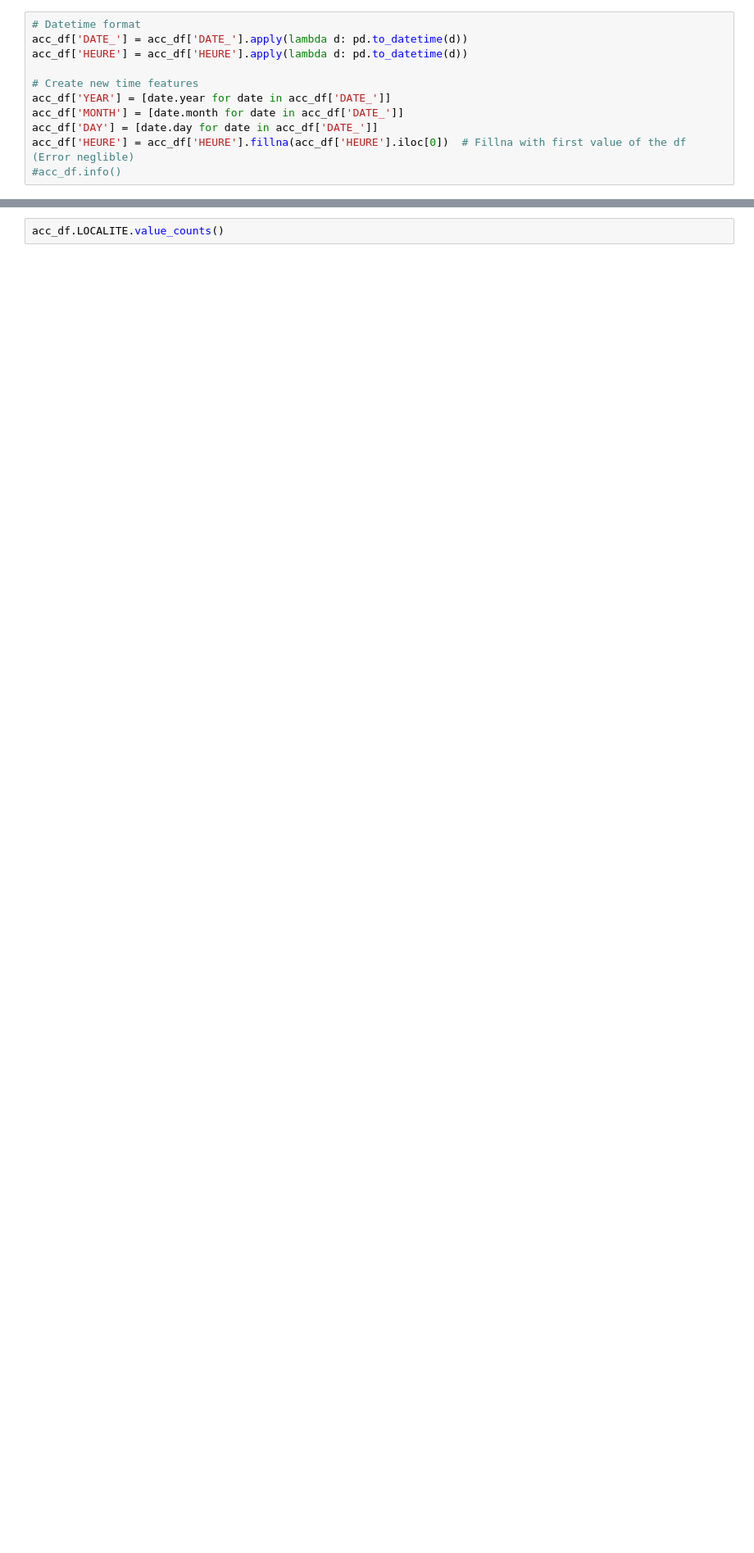
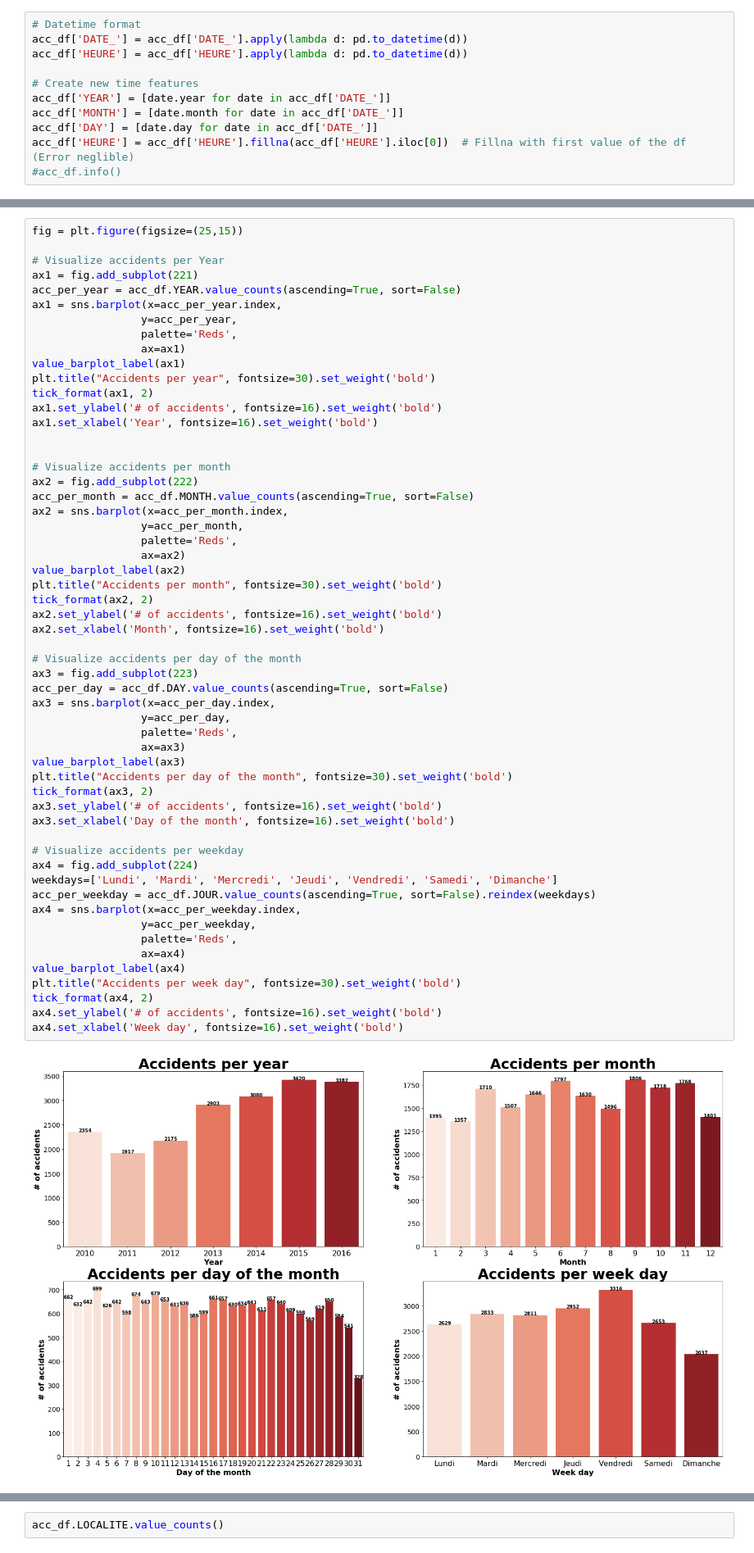
Before and after one commit to LucaZampieri/ADA_homework_LMX, a Jupyter notebook: LMX_Project/Geneva_accidents.ipynb, the cells around one changed output, grey strips where cells are left out. Shown at 82% size. Drawn from its saved outputs; the diff is of its cells as text; blank space fills up the shorter version.

```diff
--- a/LMX_Project/Geneva_accidents.ipynb
+++ b/LMX_Project/Geneva_accidents.ipynb
@@ -106,0 +149,58 @@ acc_df['HEURE'] = acc_df['HEURE'].fillna(acc_df['HEURE'].iloc[0])  # Fillna with
+# %%
+fig = plt.figure(figsize=(25,15))
+
+# Visualize accidents per Year
+ax1 = fig.add_subplot(221)
+acc_per_year = acc_df.YEAR.value_counts(ascending=True, sort=False)
+ax1 = sns.barplot(x=acc_per_year.index,
+                 y=acc_per_year,
+                 palette='Reds',
+                 ax=ax1)
+value_barplot_label(ax1)
+plt.title("Accidents per year", fontsize=30).set_weight('bold')
+tick_format(ax1, 2)
+ax1.set_ylabel('# of accidents', fontsize=16).set_weight('bold')
+ax1.set_xlabel('Year', fontsize=16).set_weight('bold')
+
+
+# Visualize accidents per month
+ax2 = fig.add_subplot(222)
+acc_per_month = acc_df.MONTH.value_counts(ascending=True, sort=False)
+ax2 = sns.barplot(x=acc_per_month.index,
+                 y=acc_per_month,
+                 palette='Reds',
+                 ax=ax2)
+value_barplot_label(ax2)
+plt.title("Accidents per month", fontsize=30).set_weight('bold')
+tick_format(ax2, 2)
+ax2.set_ylabel('# of accidents', fontsize=16).set_weight('bold')
+ax2.set_xlabel('Month', fontsize=16).set_weight('bold')
+
+# Visualize accidents per day of the month
+ax3 = fig.add_subplot(223)
+acc_per_day = acc_df.DAY.value_counts(ascending=True, sort=False)
+ax3 = sns.barplot(x=acc_per_day.index,
+                 y=acc_per_day,
+                 palette='Reds',
+                 ax=ax3)
+value_barplot_label(ax3)
+plt.title("Accidents per day of the month", fontsize=30).set_weight('bold')
+tick_format(ax3, 2)
+ax3.set_ylabel('# of accidents', fontsize=16).set_weight('bold')
+ax3.set_xlabel('Day of the month', fontsize=16).set_weight('bold')
+
+# Visualize accidents per weekday
+ax4 = fig.add_subplot(224)
+weekdays=['Lundi', 'Mardi', 'Mercredi', 'Jeudi', 'Vendredi', 'Samedi', 'Dimanche']
+acc_per_weekday = acc_df.JOUR.value_counts(ascending=True, sort=False).reindex(weekdays)
+ax4 = sns.barplot(x=acc_per_weekday.index,
+                 y=acc_per_weekday,
+                 palette='Reds',
+                 ax=ax4)
+value_barplot_label(ax4)
+plt.title("Accidents per week day", fontsize=30).set_weight('bold')
+tick_format(ax4, 2)
+ax4.set_ylabel('# of accidents', fontsize=16).set_weight('bold')
+ax4.set_xlabel('Week day', fontsize=16).set_weight('bold')
+# %% [output]
+[figure, added]
```
Also changed, not shown: parts of 27 cells of this notebook.
